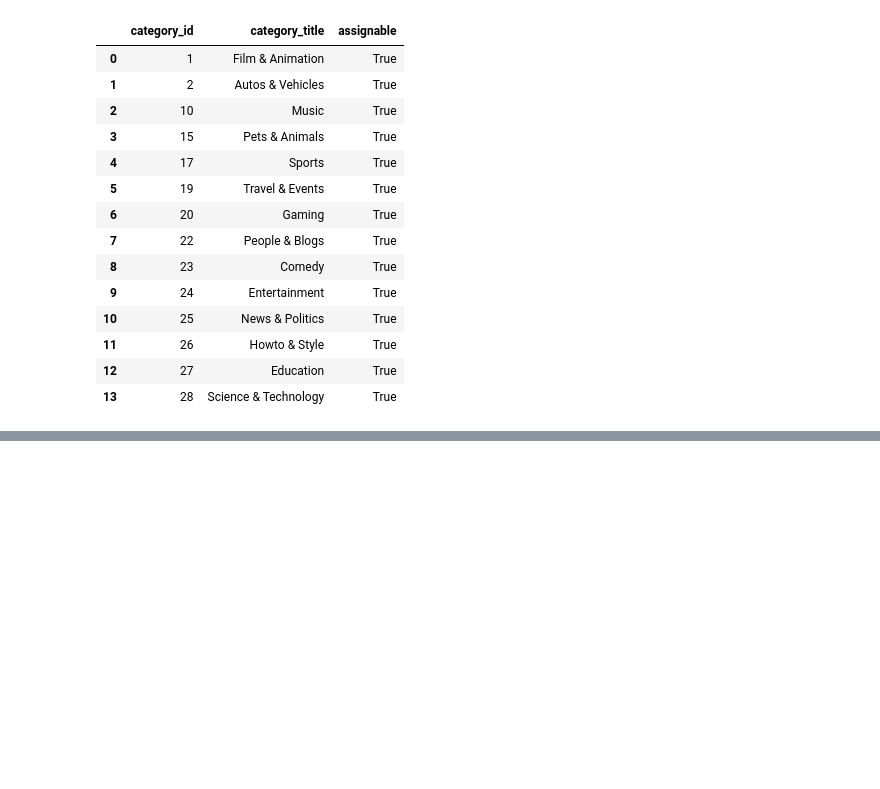
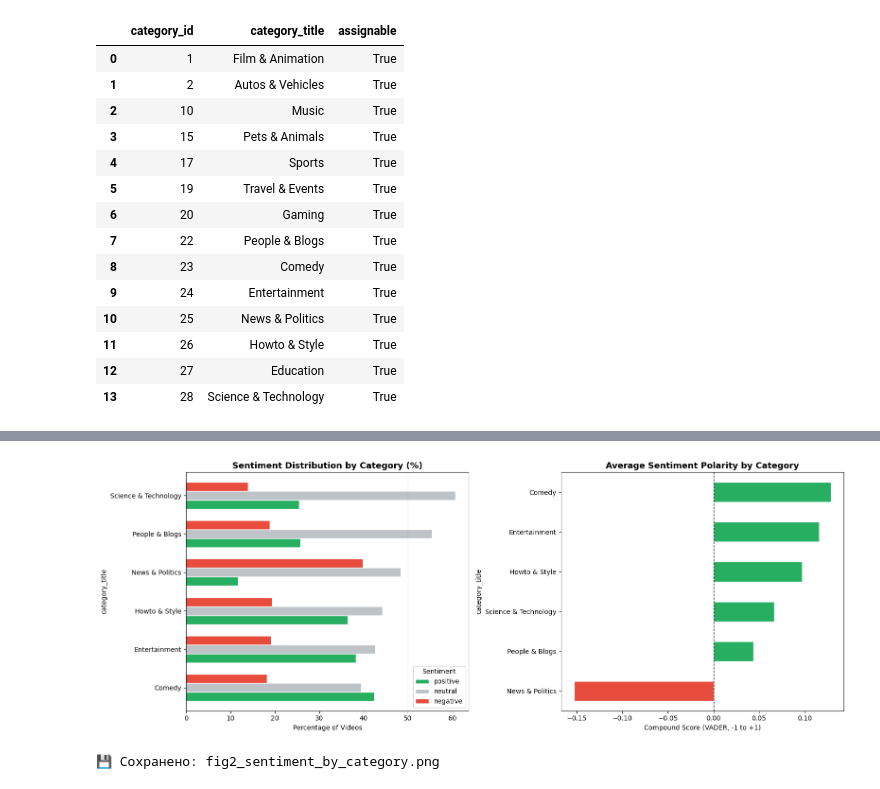
Before and after one commit to KamilaAkhmetova/youtube-ai-project, a Jupyter notebook: main.ipynb, the cells around one changed output, grey strips where cells are left out. Cells and saved outputs as stored; diff of their text form; code cells hidden in the pictures; blank space fills up the shorter version.

```diff
--- a/main.ipynb
+++ b/main.ipynb
@@ -242,0 +734,43 @@ Skipped category 27 - Education: <HttpError 404 when requesting https://youtube.
+# %%
+# ── График 2: Sentiment по категориям (основной результат) ──
+fig, axes = plt.subplots(1, 2, figsize=(16, 6))
+
+# Stacked bar — доля pos/neu/neg по категориям
+sent_by_cat = df.groupby(['category_title', 'sentiment_label']).size().unstack(fill_value=0)
+# Нормализуем до процентов
+sent_by_cat_pct = sent_by_cat.div(sent_by_cat.sum(axis=1), axis=0) * 100
+
+sent_colors = {
+    'positive': '#27ae60',
+    'neutral':  '#bdc3c7',
+    'negative': '#e74c3c'
+}
+available_cols = [c for c in ['positive', 'neutral', 'negative'] if c in sent_by_cat_pct.columns]
+sent_by_cat_pct[available_cols].plot(
+    kind='barh',
+    ax=axes[0],
+    color=[sent_colors[c] for c in available_cols],
+    edgecolor='white',
+    width=0.7
+)
+axes[0].set_title('Sentiment Distribution by Category (%)', fontsize=13, fontweight='bold')
+axes[0].set_xlabel('Percentage of Videos')
+axes[0].legend(title='Sentiment')
+axes[0].axvline(x=50, color='gray', linewidth=0.8, linestyle='--', alpha=0.5)
+
+# Средний score — проверяем Hypothesis 1
+avg_score = df.groupby('category_title')['sentiment_score'].mean().sort_values()
+bar_colors = ['#e74c3c' if v < 0 else '#27ae60' for v in avg_score]
+
+avg_score.plot(kind='barh', ax=axes[1], color=bar_colors, edgecolor='white')
+axes[1].axvline(x=0, color='black', linewidth=1, linestyle='--')
+axes[1].set_title('Average Sentiment Polarity by Category', fontsize=13, fontweight='bold')
+axes[1].set_xlabel('Compound Score (VADER, -1 to +1)')
+
+plt.tight_layout()
+plt.savefig('fig2_sentiment_by_category.png', dpi=150, bbox_inches='tight')
+plt.show()
+print('💾 Сохранено: fig2_sentiment_by_category.png')
+# %% [output]
+[figure, added]
+💾 Сохранено: fig2_sentiment_by_category.png
```
Also changed, not shown: parts of 27 cells of this notebook, 5 other files.
